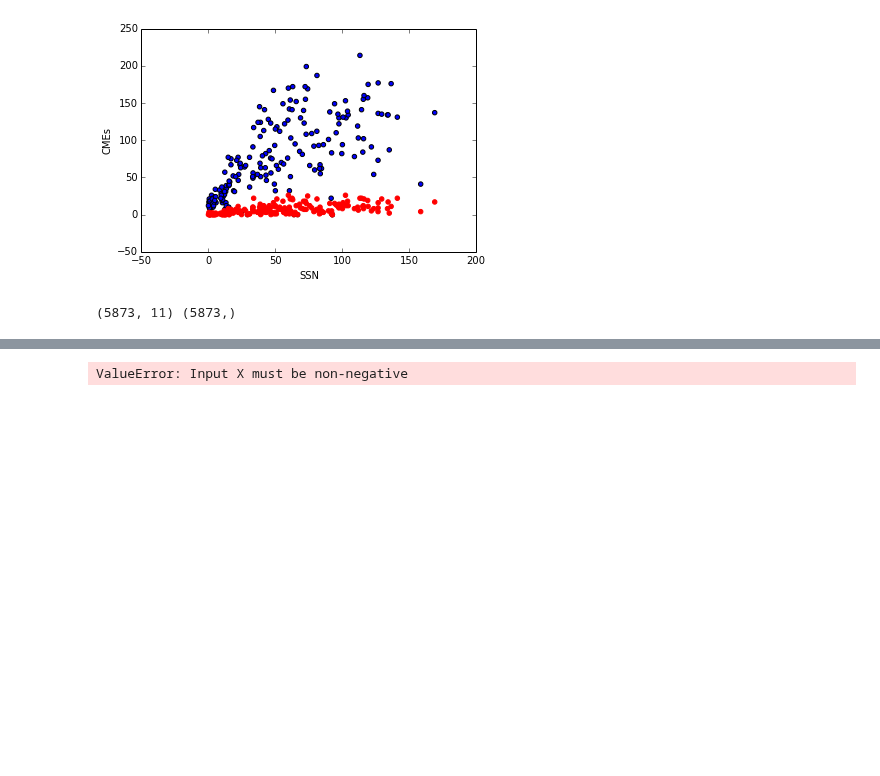
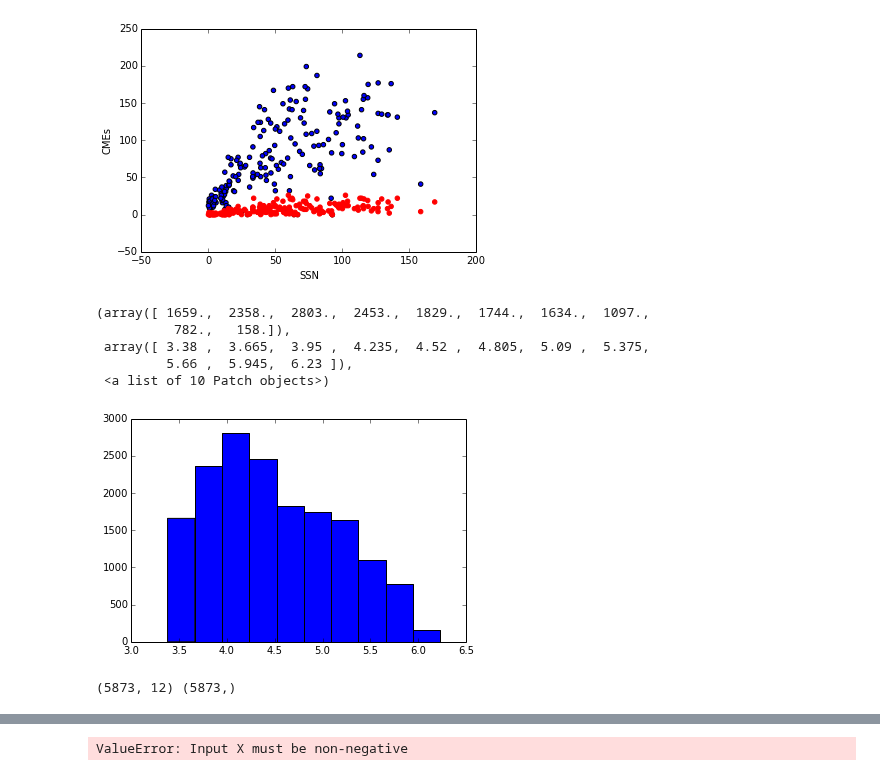
Before and after one commit to dinob0t/ga_project_final, a Jupyter notebook: cmes.ipynb, the cells around one changed output, grey strips where cells are left out. Cells and saved outputs as stored; diff of their text form; code cells hidden in the pictures; blank space fills up the shorter version.

```diff
--- a/cmes.ipynb
+++ b/cmes.ipynb
@@ -155,10 +203,10 @@ def which_ssg_to_track(df_greenwich, feat,how):
     df_gg_on_feat = df_gg_on_feat.reset_index()
     return df_gg_on_feat
 df_greenwich = which_ssg_to_track(df_greenwich,'CWSA','max')
+df_greenwich.drop('index',inplace=True, axis=1)
 # %%
 #####################################################################################
 # Import F10.7 index information
-import datetime
 df_f107 = pd.read_csv("f10.7.txt",delim_whitespace=True)
 df_f107.drop('HR',inplace=True, axis=1)
 months = []
@@ -170,6 +218,7 @@ for year, doy in zip(df_f107.year.values, df_f107.DOY.values):
 df_f107['month'] = months
 df_f107['day'] = days
 df_f107 = df_f107.sort(columns=['year','month','day'])
+df_f107.drop('DOY',inplace=True, axis=1)
 # %%
 #####################################################################################
 # Limit data frames to those dates for which we have CME data
@@ -196,10 +245,12 @@ df_ssn = clip_to_cme_data(df_ssn,df_cmes)
 df_ssnda = clip_to_cme_data(df_ssnda,df_cmes)
 df_greenwich = clip_to_cme_data(df_greenwich,df_cmes)
 df_f107 = clip_to_cme_data(df_f107,df_cmes)
+df_lyman = clip_to_cme_data(df_lyman,df_cmes)
 # %%
 # Merge SSN, SSNDA and CME data on year, month, day
 df_merge = pd.merge(df_ssn,df_ssnda,how='left',on=['year','month','day'])
 df_merge = pd.merge(df_merge,df_f107,how='left',on=['year','month','day'])
+df_merge = pd.merge(df_merge,df_lyman,how='left',on=['year','month','day'])
 df_merge = pd.merge(df_merge,df_cmes,how='left',on=['year','month','day'])
 df_merge = pd.merge(df_merge,df_greenwich,how='left',on=['year','month','day'])
 # %%
@@ -271,7 +316,16 @@ plt.ylabel('CMEs')
+# %%
+plt.hist(df_merge.LymanAlpha)
+# %% [output]
+(array([ 1659.,  2358.,  2803.,  2453.,  1829.,  1744.,  1634.,  1097.,
+          782.,   158.]),
+ array([ 3.38 ,  3.665,  3.95 ,  4.235,  4.52 ,  4.805,  5.09 ,  5.375,
+         5.66 ,  5.945,  6.23 ]),
+ <a list of 10 Patch objects>)
+[figure, added]
 # %%
 #####################################################################################
 features = ['ssn', 'Total_area', 'North_area', 'South_area','OWSA','r','phi',
-            'Car_long','Car_lat','CWSA','F10.7']
+            'Car_long','Car_lat','CWSA','F10.7','LymanAlpha']
 group_ymd = df_merge.groupby(['year','month','day'])
 df_classify = pd.DataFrame()
 df_classify['ssn'] = np.log(1 + group_ymd['ssn'].mean().values)
@@ -287,6 +341,7 @@ df_classify['Car_long'] = group_ymd['Car_long'].mean().values
 df_classify['Car_lat'] = group_ymd['Car_lat'].mean().values
 df_classify['CWSA'] = np.log(1 + group_ymd['CWSA'].mean().values)
 df_classify['F10.7'] = group_ymd['F10.7'].mean().values
+df_classify['LymanAlpha'] = group_ymd['LymanAlpha'].mean().values
 
 training_X = (df_classify[features].values)
 training_y = (df_classify['halo'].values)
@@ -301,7 +356,7 @@ from sklearn.preprocessing import scale
 
 X_split1, X_split2, y_split1, y_split2 = train_test_split(training_X, training_y, test_size=0.30, random_state = 42)
 # %% [output]
-(5873, 11) (5873,)
+(5873, 12) (5873,)
 # %%
 from sklearn.ensemble import RandomForestClassifier
 RF = RandomForestClassifier(min_samples_split=50)
```
Also changed, not shown: parts of 11 cells of this notebook, 24 other files.
